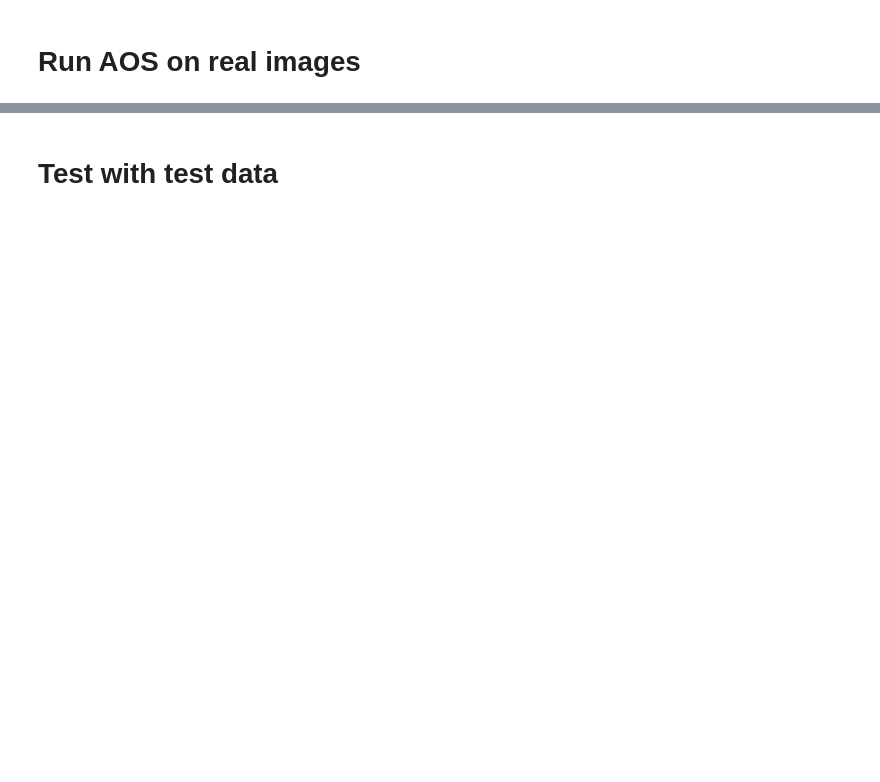
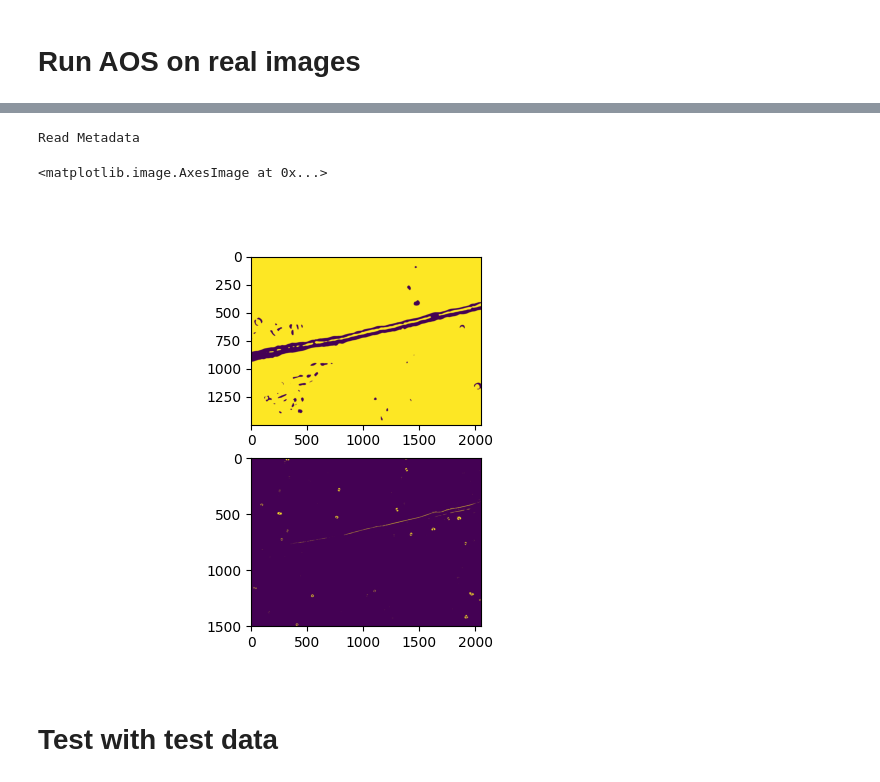
Before and after one commit to Staalduine/flow_analysis_comps, a Jupyter notebook: notebooks/run_AOS.ipynb, the cells around one changed output, grey strips where cells are left out. Drawn from its saved outputs; the diff is of its cells as text; code cells hidden in the pictures; blank space fills up the shorter version.

```diff
--- a/notebooks/run_AOS.ipynb
+++ b/notebooks/run_AOS.ipynb
@@ -22 +25,30 @@ import flow_analysis_comps.processing as process
+# %%
+video_root_folder = Path(
+    r"/home/svstaalduine/test_folder_data/134438"
+)
+video_metadata = io.read_video_metadata(video_root_folder)
+
+multiori_mask_params = multiOriParams(
+    space_frequency_center=0.5,
+    orientation_accuracy=16.0,
+    x_spacing=video_metadata.deltas.delta_x,
+    y_spacing=video_metadata.deltas.delta_t,
+    padding=50,
+    multires_filter_params=angle_filter_values(
+        magnitude=0.01, first_derivative=0.1, second_derivative=5.0
+    ),
+)
+# first_im = io.read_video_array(video_metadata)[0].compute()
+print("Read Metadata")
+mask = process.video_to_mask(video_metadata)
+# other_mask = process.multiori_direction_mask(video_metadata, multiori_mask_params)
+# %% [output]
+Read Metadata
+# %%
+fig, ax = plt.subplots(2)
+ax[0].imshow(mask)
+ax[1].imshow(other_mask)
+# %% [output]
+<matplotlib.image.AxesImage at 0x...>
+[figure, added]
 # %%
```
Also changed, not shown: parts of 2 cells of this notebook, 6 other files.
